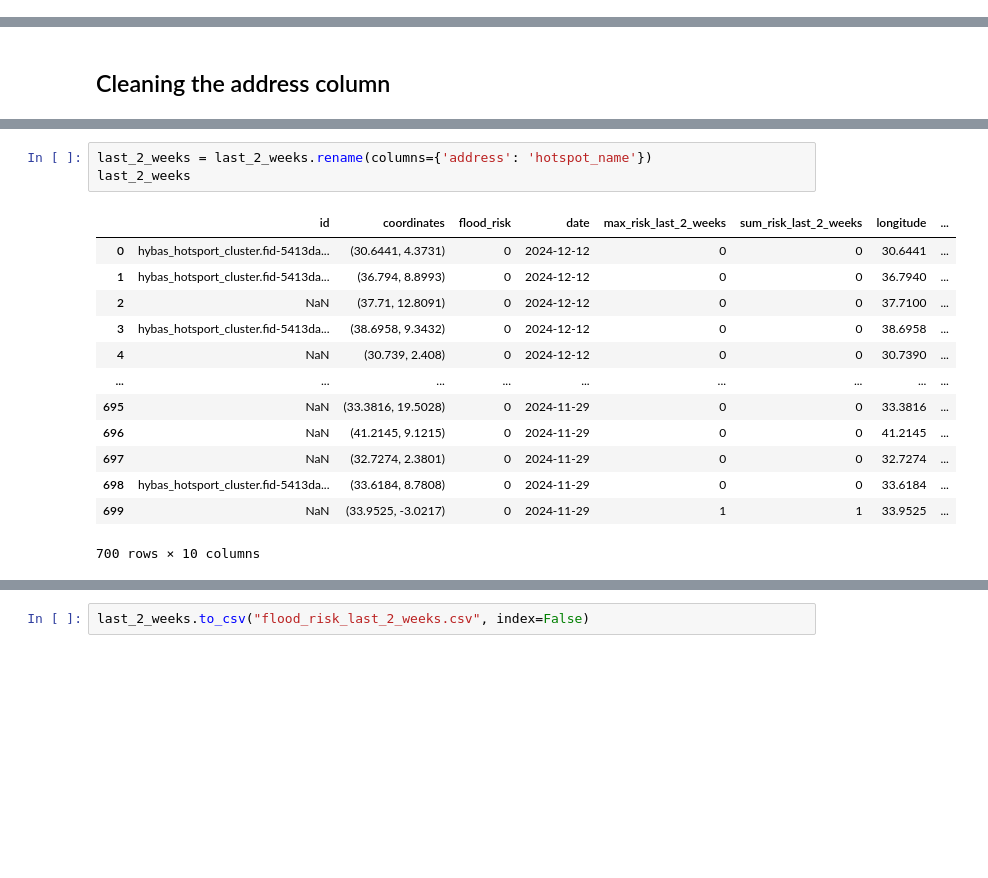
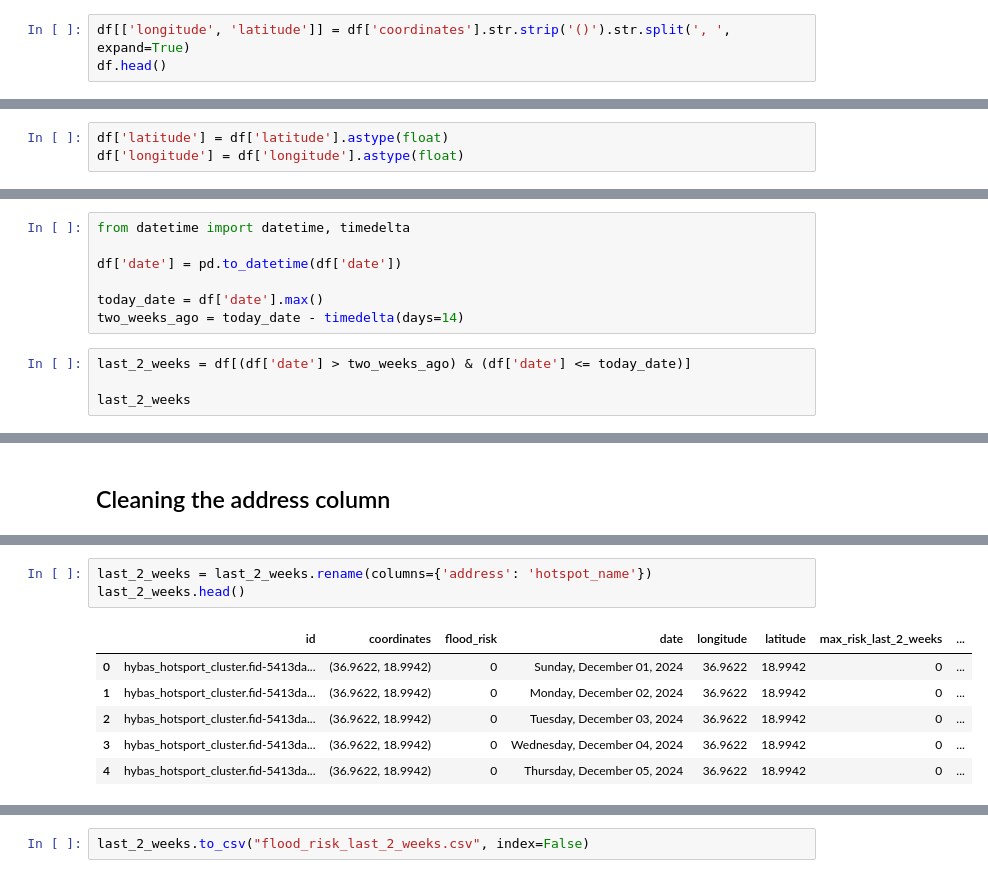
Before and after one commit to annikamcginnis/nile-basin-flood-hotspots-daily, a Jupyter notebook: hotspot_clusters_updater.ipynb, the cells around one changed output, grey strips where cells are left out. Saved outputs shown, nothing was run; the diff lists cells and outputs as text; blank space fills up the shorter version.

```diff
--- a/hotspot_clusters_updater.ipynb
+++ b/hotspot_clusters_updater.ipynb
@@ -365,0 +289,3 @@ last_2_weeks
+# %%
+df[['longitude', 'latitude']] = df['coordinates'].str.strip('()').str.split(', ', expand=True)
+df.head()
@@ -365,0 +299,3 @@ last_2_weeks
+# %%
+df['latitude'] = df['latitude'].astype(float)
+df['longitude'] = df['longitude'].astype(float)
@@ -365,0 +304,11 @@ last_2_weeks
+# %%
+from datetime import datetime, timedelta
+
+df['date'] = pd.to_datetime(df['date'])
+
+today_date = df['date'].max()
+two_weeks_ago = today_date - timedelta(days=14)
+# %%
+last_2_weeks = df[(df['date'] > two_weeks_ago) & (df['date'] <= today_date)]
+
+last_2_weeks
@@ -613,18 +574,11 @@ last_2_weeks.head()
 # %%
 last_2_weeks = last_2_weeks.rename(columns={'address': 'hotspot_name'})
-last_2_weeks
+last_2_weeks.head()
 # %% [output]
-|  | id | coordinates | flood_risk | date | max_risk_last_2_weeks | sum_risk_last_2_weeks | longitude | ... |
-| 0 | hybas_hotsport_cluster.fid-5413da... | (30.6441, 4.3731) | 0 | 2024-12-12 | 0 | 0 | 30.6441 | ... |
-| 1 | hybas_hotsport_cluster.fid-5413da... | (36.794, 8.8993) | 0 | 2024-12-12 | 0 | 0 | 36.7940 | ... |
-| 2 | NaN | (37.71, 12.8091) | 0 | 2024-12-12 | 0 | 0 | 37.7100 | ... |
-| 3 | hybas_hotsport_cluster.fid-5413da... | (38.6958, 9.3432) | 0 | 2024-12-12 | 0 | 0 | 38.6958 | ... |
-| 4 | NaN | (30.739, 2.408) | 0 | 2024-12-12 | 0 | 0 | 30.7390 | ... |
-| ... | ... | ... | ... | ... | ... | ... | ... | ... |
-| 695 | NaN | (33.3816, 19.5028) | 0 | 2024-11-29 | 0 | 0 | 33.3816 | ... |
-| 696 | NaN | (41.2145, 9.1215) | 0 | 2024-11-29 | 0 | 0 | 41.2145 | ... |
-| 697 | NaN | (32.7274, 2.3801) | 0 | 2024-11-29 | 0 | 0 | 32.7274 | ... |
-| 698 | hybas_hotsport_cluster.fid-5413da... | (33.6184, 8.7808) | 0 | 2024-11-29 | 0 | 0 | 33.6184 | ... |
-| 699 | NaN | (33.9525, -3.0217) | 0 | 2024-11-29 | 1 | 1 | 33.9525 | ... |
+|  | id | coordinates | flood_risk | date | longitude | latitude | max_risk_last_2_weeks | ... |
+| 0 | hybas_hotsport_cluster.fid-5413da... | (36.9622, 18.9942) | 0 | Sunday, December 01, 2024 | 36.9622 | 18.9942 | 0 | ... |
+| 1 | hybas_hotsport_cluster.fid-5413da... | (36.9622, 18.9942) | 0 | Monday, December 02, 2024 | 36.9622 | 18.9942 | 0 | ... |
+| 2 | hybas_hotsport_cluster.fid-5413da... | (36.9622, 18.9942) | 0 | Tuesday, December 03, 2024 | 36.9622 | 18.9942 | 0 | ... |
+| 3 | hybas_hotsport_cluster.fid-5413da... | (36.9622, 18.9942) | 0 | Wednesday, December 04, 2024 | 36.9622 | 18.9942 | 0 | ... |
+| 4 | hybas_hotsport_cluster.fid-5413da... | (36.9622, 18.9942) | 0 | Thursday, December 05, 2024 | 36.9622 | 18.9942 | 0 | ... |
-700 rows × 10 columns
 # %%
```
Also changed, not shown: parts of 58 cells of this notebook, 3 other files.
